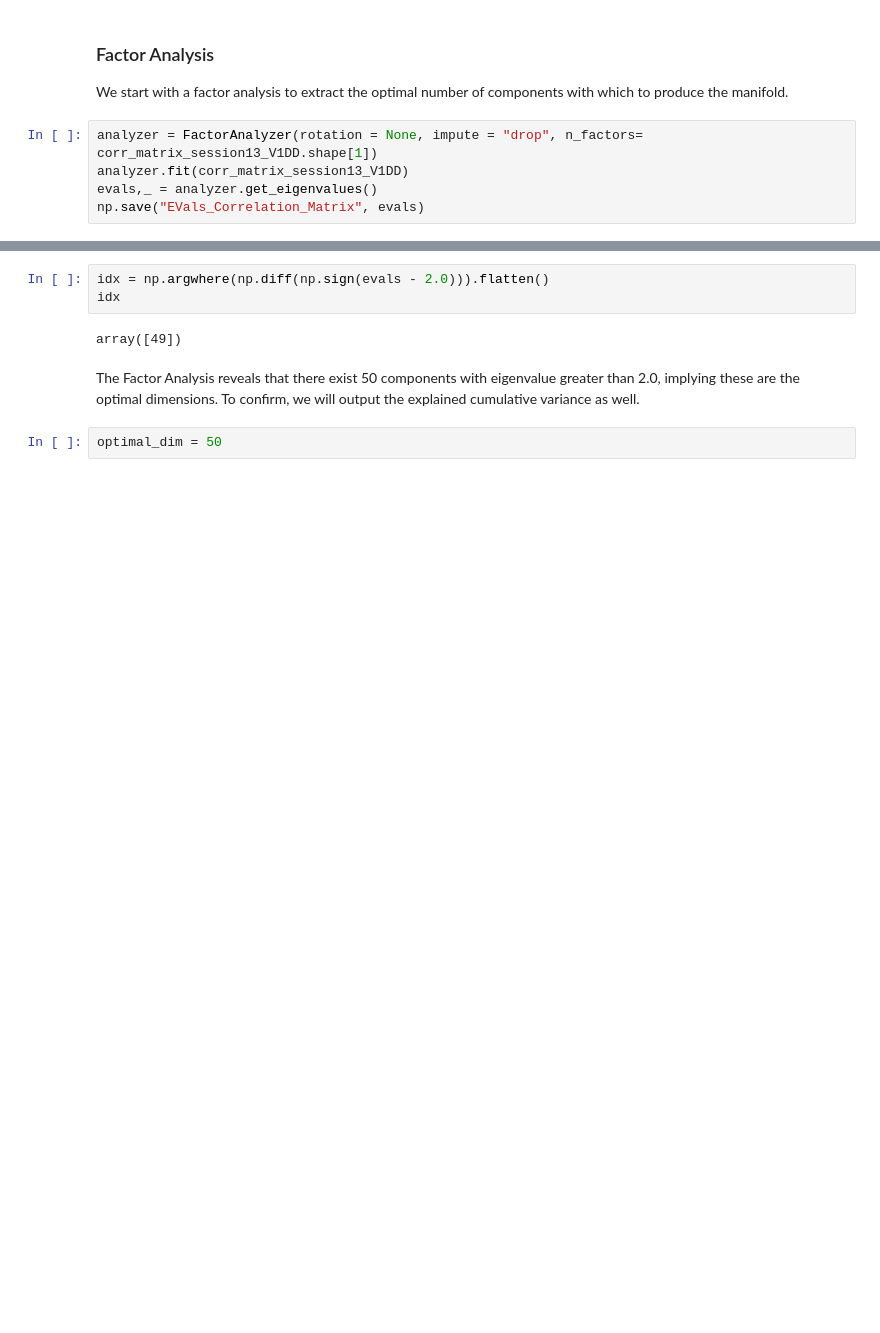
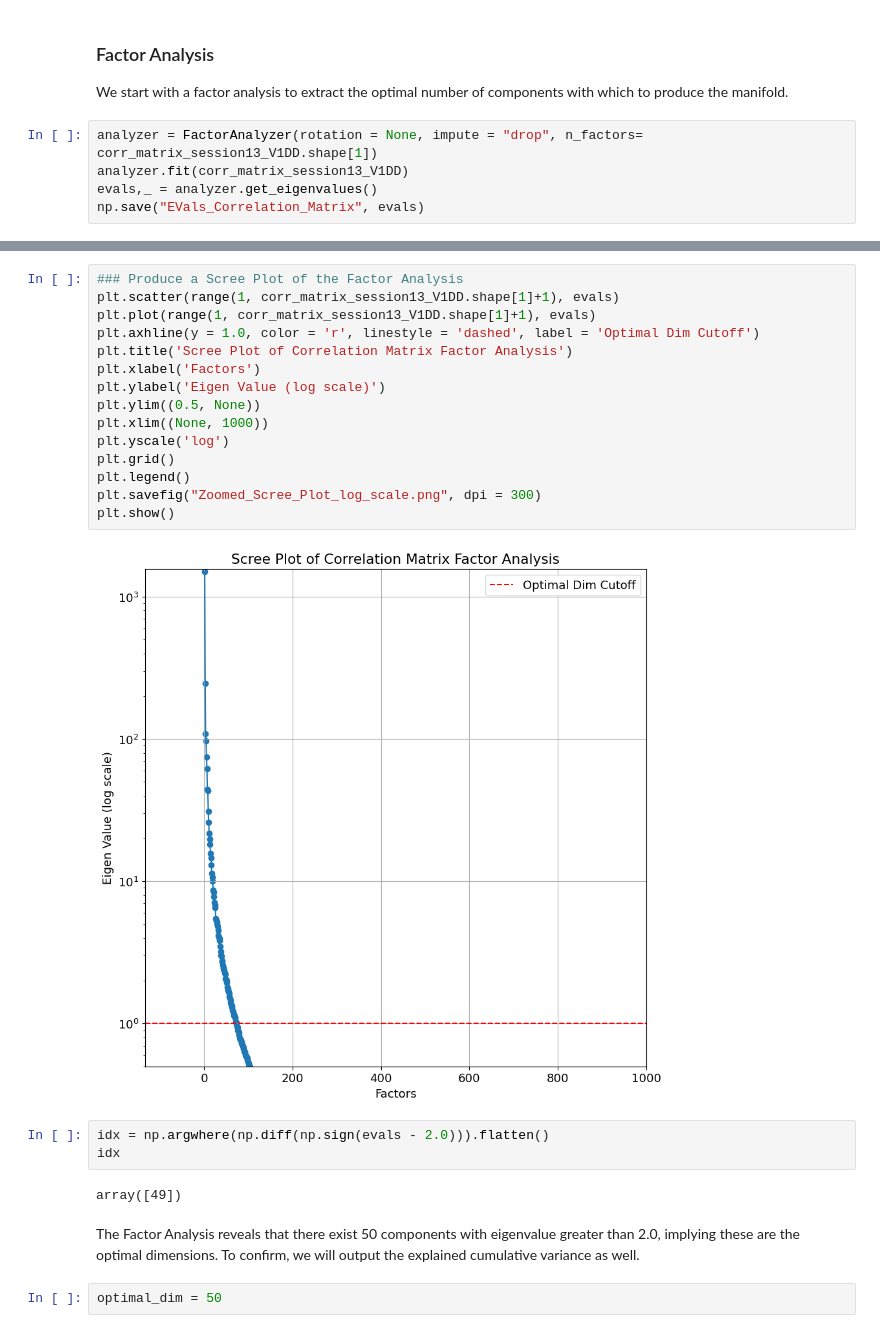
Before and after one commit to Jawagnercarena/Assembly_Organization, a Jupyter notebook: AssemblyPaperFigures/FigureCode/Figure2/Figure2.ipynb, the cells around one changed output, grey strips where cells are left out. Cells and saved outputs as stored; diff of their text form; blank space fills up the shorter version.

Commit message:
Fixed scree plot in Figure 3 to have a log scale, making it more interpretable. Also added legend.

```diff
--- a/AssemblyPaperFigures/FigureCode/Figure2/Figure2.ipynb
+++ b/AssemblyPaperFigures/FigureCode/Figure2/Figure2.ipynb
@@ -98,6 +104,23 @@ plt.savefig("Zoomed_Scree_Plot.png")
 plt.show()
 # %% [output]
 [figure]
+# %%
+### Produce a Scree Plot of the Factor Analysis
+plt.scatter(range(1, corr_matrix_session13_V1DD.shape[1]+1), evals)
+plt.plot(range(1, corr_matrix_session13_V1DD.shape[1]+1), evals)
+plt.axhline(y = 1.0, color = 'r', linestyle = 'dashed', label = 'Optimal Dim Cutoff')
+plt.title('Scree Plot of Correlation Matrix Factor Analysis')
+plt.xlabel('Factors')
+plt.ylabel('Eigen Value (log scale)')
+plt.ylim((0.5, None))
+plt.xlim((None, 1000))
+plt.yscale('log')
+plt.grid()
+plt.legend()
+plt.savefig("Zoomed_Scree_Plot_log_scale.png", dpi = 300)
+plt.show()
+# %% [output]
+[figure, added]
 # %%
 idx = np.argwhere(np.diff(np.sign(evals - 2.0))).flatten()
 idx
```
Also changed, not shown: parts of 5 cells of this notebook, 9 other files.
